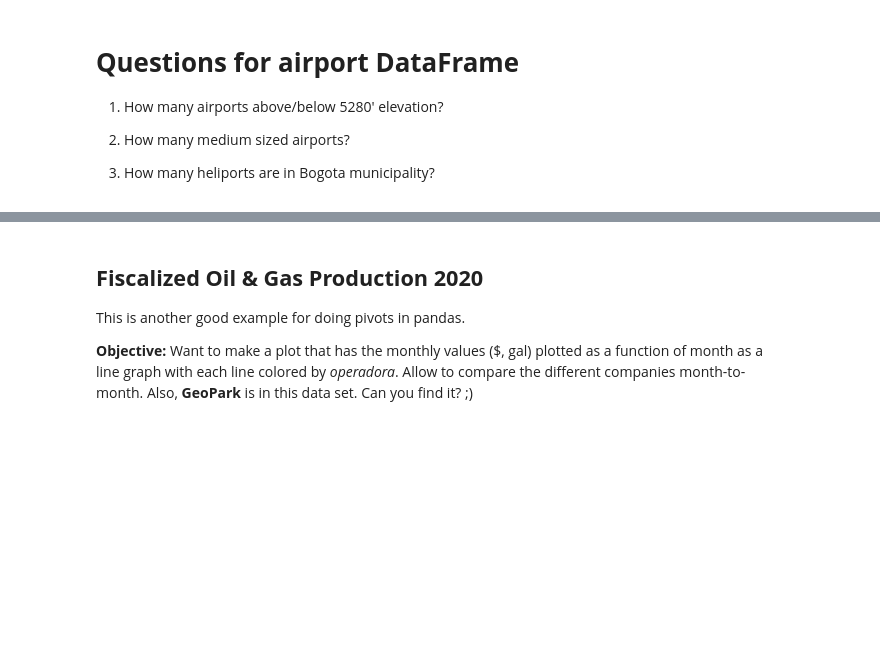
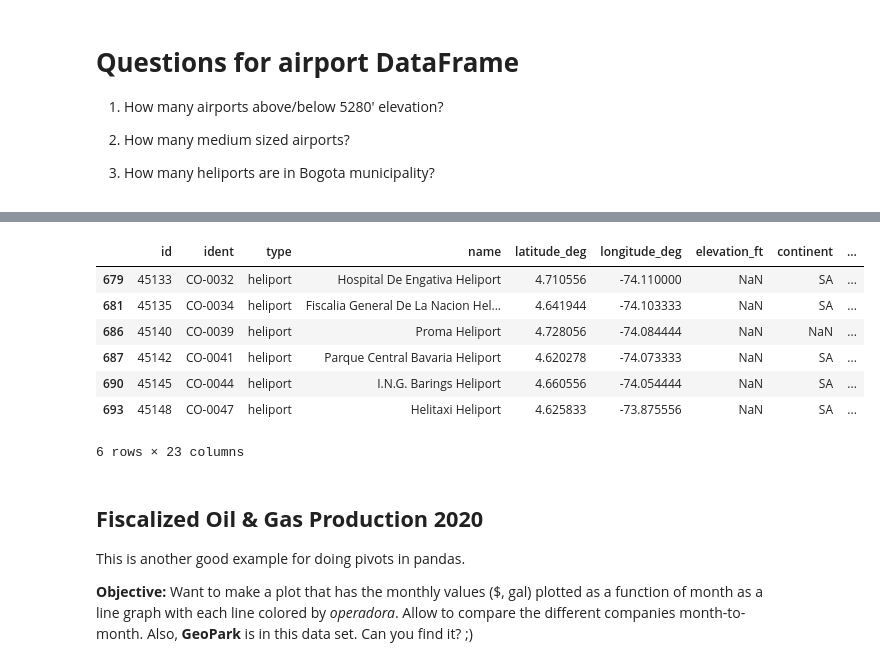
Before and after one commit to Jaimelmo/02-geopark-pandas-dataframes, a Jupyter notebook: notebooks/02-geopark-pandas-empty.ipynb, the cells around one changed output, grey strips where cells are left out. Drawn from its saved outputs; the diff is of its cells as text; code cells hidden in the pictures; blank space fills up the shorter version.

```diff
--- a/notebooks/02-geopark-pandas-empty.ipynb
+++ b/notebooks/02-geopark-pandas-empty.ipynb
@@ -153,3 +178,16 @@ pd.crosstab(col_airports_df.type, col_airports_df.municipality)
+# %%
+# How many heliports in Bogota municipality ?
+bog_heli = col_airports_df[(col_airports_df['municipality'] == 'Bogota') & (col_airports_df['type'] == 'heliport')]
+bog_heli
+# %% [output]
+|  | id | ident | type | name | latitude_deg | longitude_deg | elevation_ft | continent | ... |
+| 679 | 45133 | CO-0032 | heliport | Hospital De Engativa Heliport | 4.710556 | -74.110000 | NaN | SA | ... |
+| 681 | 45135 | CO-0034 | heliport | Fiscalia General De La Nacion Hel... | 4.641944 | -74.103333 | NaN | SA | ... |
+| 686 | 45140 | CO-0039 | heliport | Proma Heliport | 4.728056 | -74.084444 | NaN | NaN | ... |
+| 687 | 45142 | CO-0041 | heliport | Parque Central Bavaria Heliport | 4.620278 | -74.073333 | NaN | SA | ... |
+| 690 | 45145 | CO-0044 | heliport | I.N.G. Barings Heliport | 4.660556 | -74.054444 | NaN | SA | ... |
+| 693 | 45148 | CO-0047 | heliport | Helitaxi Heliport | 4.625833 | -73.875556 | NaN | SA | ... |
+6 rows × 23 columns
 # %% [markdown]
 ## **Fiscalized Oil & Gas Production 2020**
 
```
Also changed, not shown: parts of 5 cells of this notebook.
